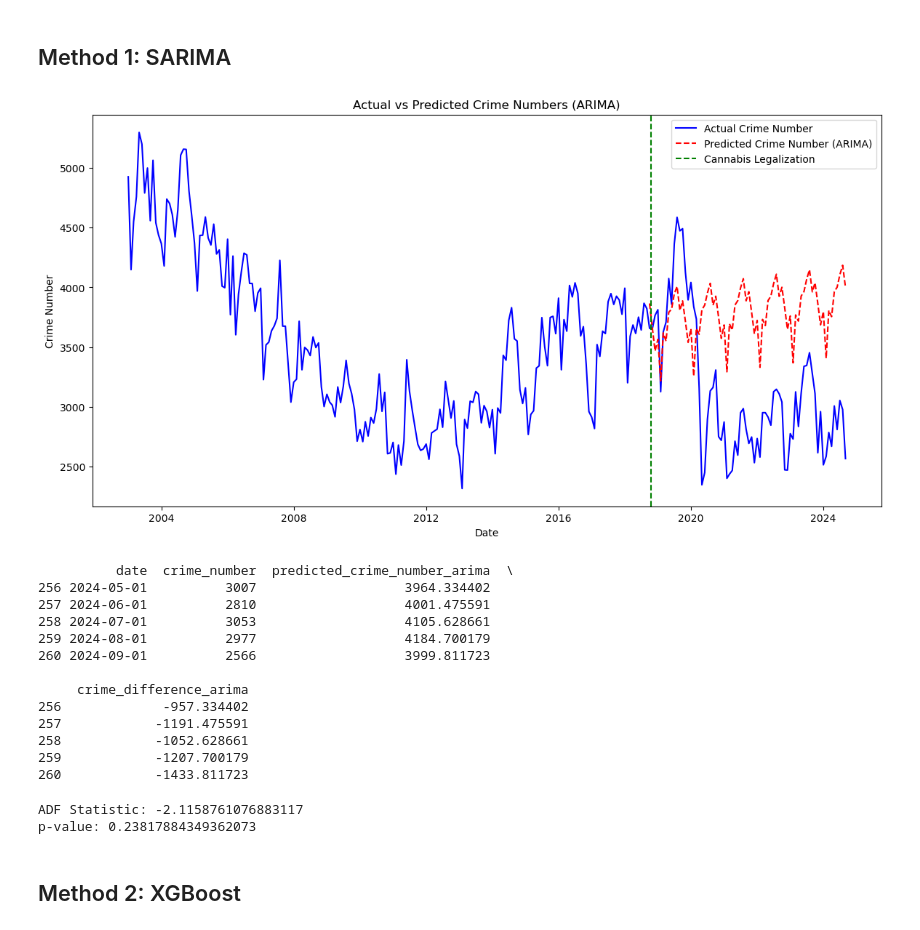
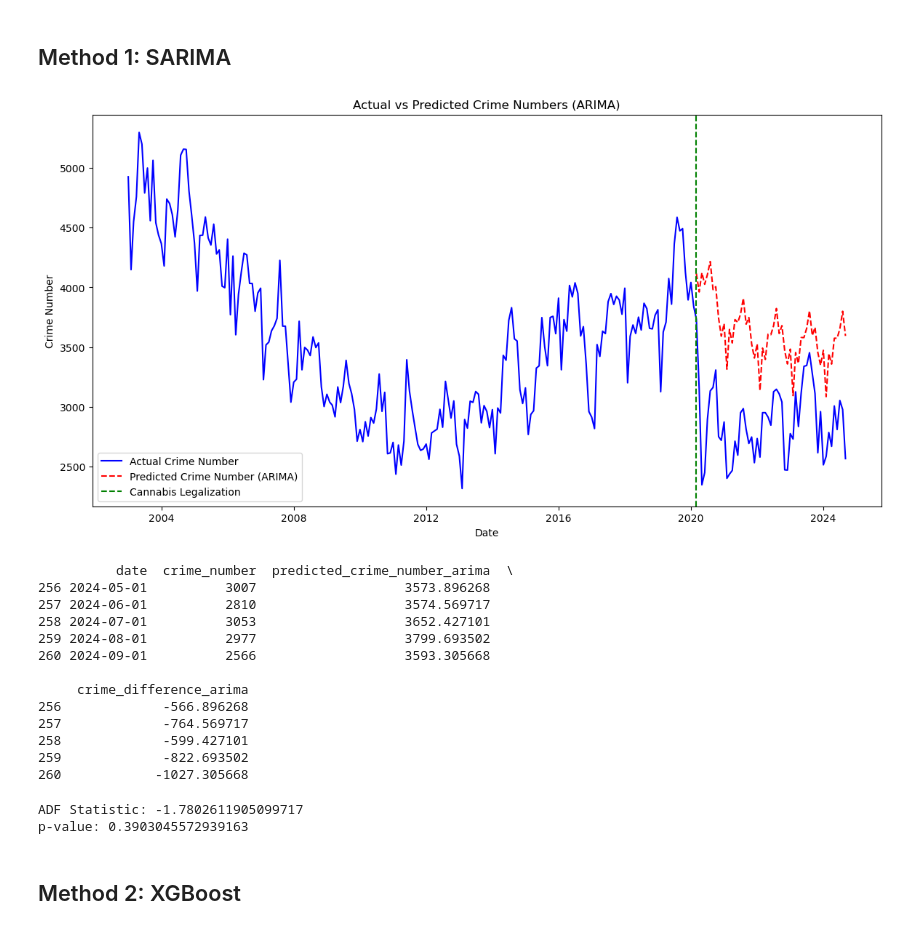
Before and after one commit to HantzeWANG/ECON490, a Jupyter notebook: CrimePrediction.ipynb, the cells around one changed output. Drawn from its saved outputs; the diff is of its cells as text; code cells hidden in the pictures.

```diff
--- a/CrimePrediction.ipynb
+++ b/CrimePrediction.ipynb
@@ -166,54 +189,54 @@ merged_df_xgb = merged_df.copy()
 from statsmodels.tsa.statespace.sarimax import SARIMAX
 
 # Step 1: Filter data to include only dates before October 17, 2018
-pre_legalization_data_arima = merged_df_arima[merged_df_arima['date'] < '2018-10-17']
+pre_legalization_data_arima = merged_df_arima[merged_df_arima['date'] < '2020-03-01']
 crime_series_arima = pre_legalization_data_arima.set_index('date')['crime_number']
 crime_series_arima = crime_series_arima.asfreq('MS')
 
 # Step 2: Define and fit the SARIMA model
-model_arima = SARIMAX(crime_series_arima, order=(1, 1, 1), seasonal_order=(1, 1, 1, 12))
+model_arima = SARIMAX(crime_series_arima, order=(1, 0, 0), seasonal_order=(1, 1, 1, 12))
 sarima_model = model_arima.fit(disp=False)
 
 # Step 3: Forecast crime numbers from October 2018 to the end of the dataset
-forecast_start = '2018-10-01'
+forecast_start = '2020-03-01'
 forecast_end = merged_df_arima['date'].max()
 forecast_arima = sarima_model.predict(start=forecast_start, end=forecast_end, dynamic=True)
 
 # Step 4: Convert forecast to DataFrame and merge back with merged_df_arima
 forecast_df_arima = forecast_arima.reset_index()
 forecast_df_arima.columns = ['date', 'predicted_crime_number_arima']
 merged_df_arima = pd.merge(merged_df_arima, forecast_df_arima, how='left', on='date')
 
 # Step 5: Plot actual vs. predicted crime numbers using only merged_df_arima
-legalization_date = pd.to_datetime('2018-10-17')
+legalization_date = pd.to_datetime('2020-03-01')
 plt.figure(figsize=(14, 7))
 plt.plot(merged_df_arima['date'], merged_df_arima['crime_number'], label="Actual Crime Number", color="blue")
 plt.plot(merged_df_arima['date'], merged_df_arima['predicted_crime_number_arima'], label="Predicted Crime Number (ARIMA)", color="red", linestyle="--")
 plt.axvline(x=legalization_date, color='green', linestyle='--', label='Cannabis Legalization')
 plt.xlabel("Date")
 plt.ylabel("Crime Number")
 plt.title("Actual vs Predicted Crime Numbers (ARIMA)")
 plt.legend()
 plt.show()
 
 # Step 6: Calculate and print the difference to quantify the impact
 merged_df_arima['crime_difference_arima'] = merged_df_arima['crime_number'] - merged_df_arima['predicted_crime_number_arima']
 print(merged_df_arima[['date', 'crime_number', 'predicted_crime_number_arima', 'crime_difference_arima']].tail(5))
 # %% [output]
-[figure, old version]
+[figure, new version]
           date  crime_number  predicted_crime_number_arima  \
-256 2024-05-01          3007                   3964.334402
-257 2024-06-01          2810                   4001.475591
-258 2024-07-01          3053                   4105.628661
-259 2024-08-01          2977                   4184.700179
-260 2024-09-01          2566                   3999.811723
+256 2024-05-01          3007                   3573.896268
+257 2024-06-01          2810                   3574.569717
+258 2024-07-01          3053                   3652.427101
+259 2024-08-01          2977                   3799.693502
+260 2024-09-01          2566                   3593.305668
 
      crime_difference_arima
-256             -957.334402
-257            -1191.475591
-258            -1052.628661
-259            -1207.700179
-260            -1433.811723
+256             -566.896268
+257             -764.569717
+258             -599.427101
+259             -822.693502
+260            -1027.305668
 # %%
 from statsmodels.tsa.stattools import adfuller
 
@@ -221,8 +244,8 @@ result = adfuller(crime_series_arima)
 print(f'ADF Statistic: {result[0]}')
 print(f'p-value: {result[1]}')
 # %% [output]
-ADF Statistic: -2.1158761076883117
-p-value: 0.23817884349362073
+ADF Statistic: -1.7802611905099717
+p-value: 0.3903045572939163
 # %% [markdown]
 ## Method 2: XGBoost
 # %%
```
Also changed, not shown: parts of 4 cells of this notebook, 1 other file.
